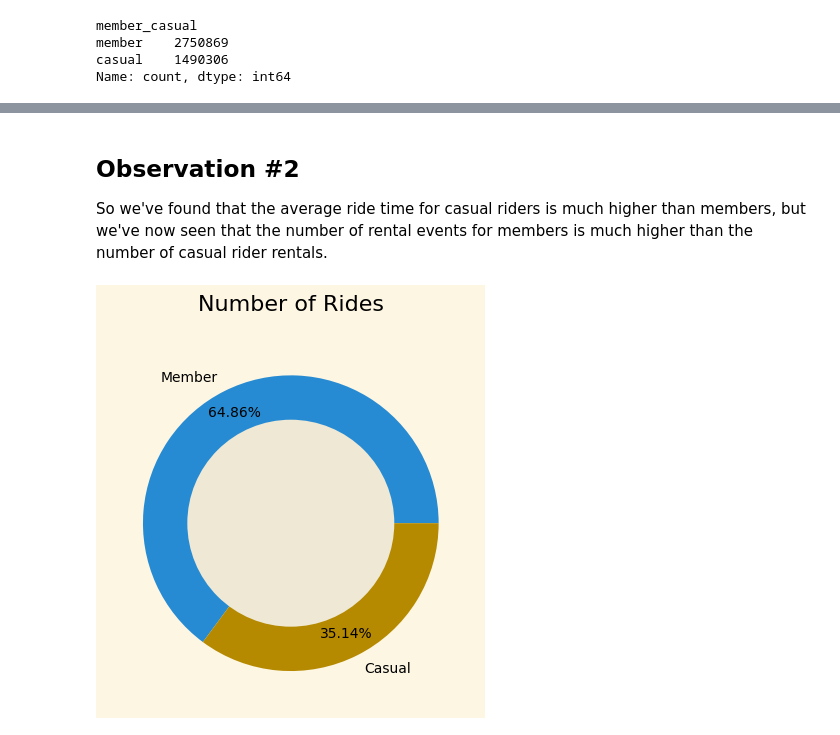
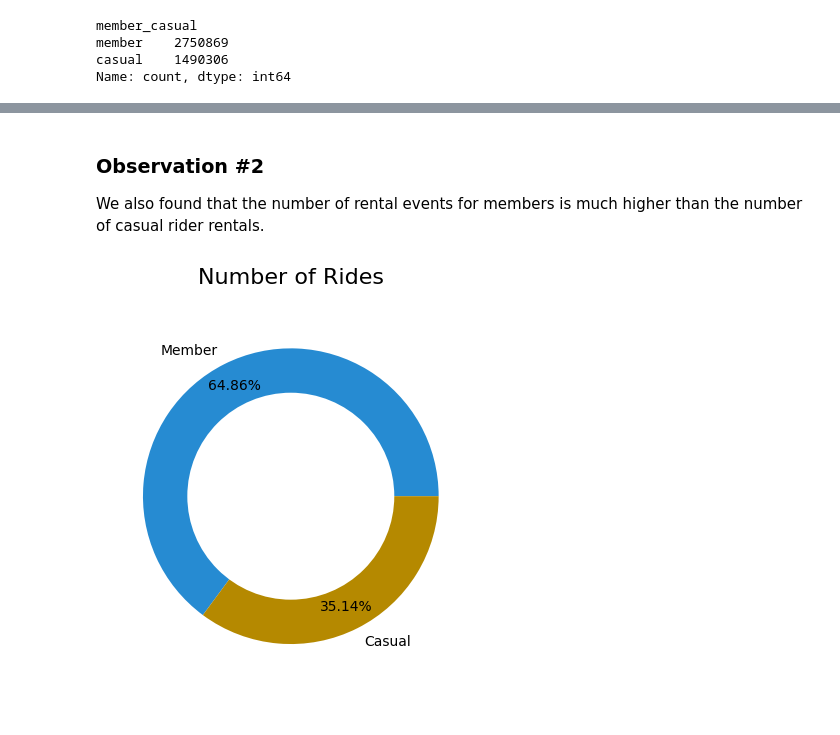
Before and after one commit to seantjhatch/google-data-analytics, a Jupyter notebook: capstone-project/capstone.ipynb, the cells around one changed output, grey strips where cells are left out. Drawn from its saved outputs; the diff is of its cells as text; code cells hidden in the pictures.

```diff
--- a/capstone-project/capstone.ipynb
+++ b/capstone-project/capstone.ipynb
@@ -410,9 +425,0 @@ A suggestion based on this might be to implement some kind of charge per minute
-# %%
-# Creating a bar chart to show the difference in average ride time
-td = mc_duration/60000000000
-plt.style.use('Solarize_Light2')
-colors = ['#b58900', '#cb4b16', '#dc322f', '#d33682', '#6c71c4', '#268bd2', '#2aa198', '#859900']
-
-ax = td.plot(kind='bar', title='Average Ride Time Member vs. Casual', xlabel = 'Member vs. Casual Rides', ylabel = 'Minutes', color = colors)
-plt.xticks(rotation = 0)
-plt.show()
@@ -426,3 +431,7 @@ member_casual
 member    2750869
 casual    1490306
 Name: count, dtype: int64
+# %%
+# Creating day of the week column to examine  member vs. casual usage on days of the week
+df['day_of_week'] = df['started_at'].dt.day_name()
+df.head(10)
@@ -428,0 +450,3 @@ Name: count, dtype: int64
+# %%
+df['day_of_week'] = df['day_of_week'].astype('category')
+df['day_of_week'].mode()
@@ -428,0 +457,3 @@ Name: count, dtype: int64
+# %%
+df['day_of_week'] = df['day_of_week'].cat.reorder_categories(['Sunday', 'Monday', 'Tuesday', 'Wednesday', 'Thursday', 'Friday', 'Saturday'], ordered=True).sort_values()
+df.head()
@@ -429,23 +578,21 @@ Name: count, dtype: int64
 # %% [markdown]
-## Observation #2
-So we've found that the average ride time for casual riders is much higher than members, but we've now seen that the number of rental events for members is much higher than the number of casual rider rentals.
+### Observation #2
+We also found that the number of rental events for members is much higher than the number of casual rider rentals.
 # %%
 # Creating a pie chart to show the difference in number of rental events
 pcount = df['member_casual'].value_counts()
 labels = ['Member', 'Casual']
-
-plt.style.use('Solarize_Light2')
 
 plt.pie(x = pcount, labels = labels, autopct = '%1.2f%%', colors = ['#268bd2', '#b58900'], pctdistance=0.84)
 plt.title(
     label = "Number of Rides",
     fontdict = {"fontsize":16},
     pad = 20
 )
-centre_circle = plt.Circle((0,0),0.70,fc='#eee8d5')
+centre_circle = plt.Circle((0,0),0.70,fc='#ffffff')
 fig = plt.gcf()
 fig.gca().add_artist(centre_circle)
 
 plt.show()
 # %% [output]
-[figure, old version]
+[figure, new version]
```
Also changed, not shown: parts of 36 cells of this notebook.
